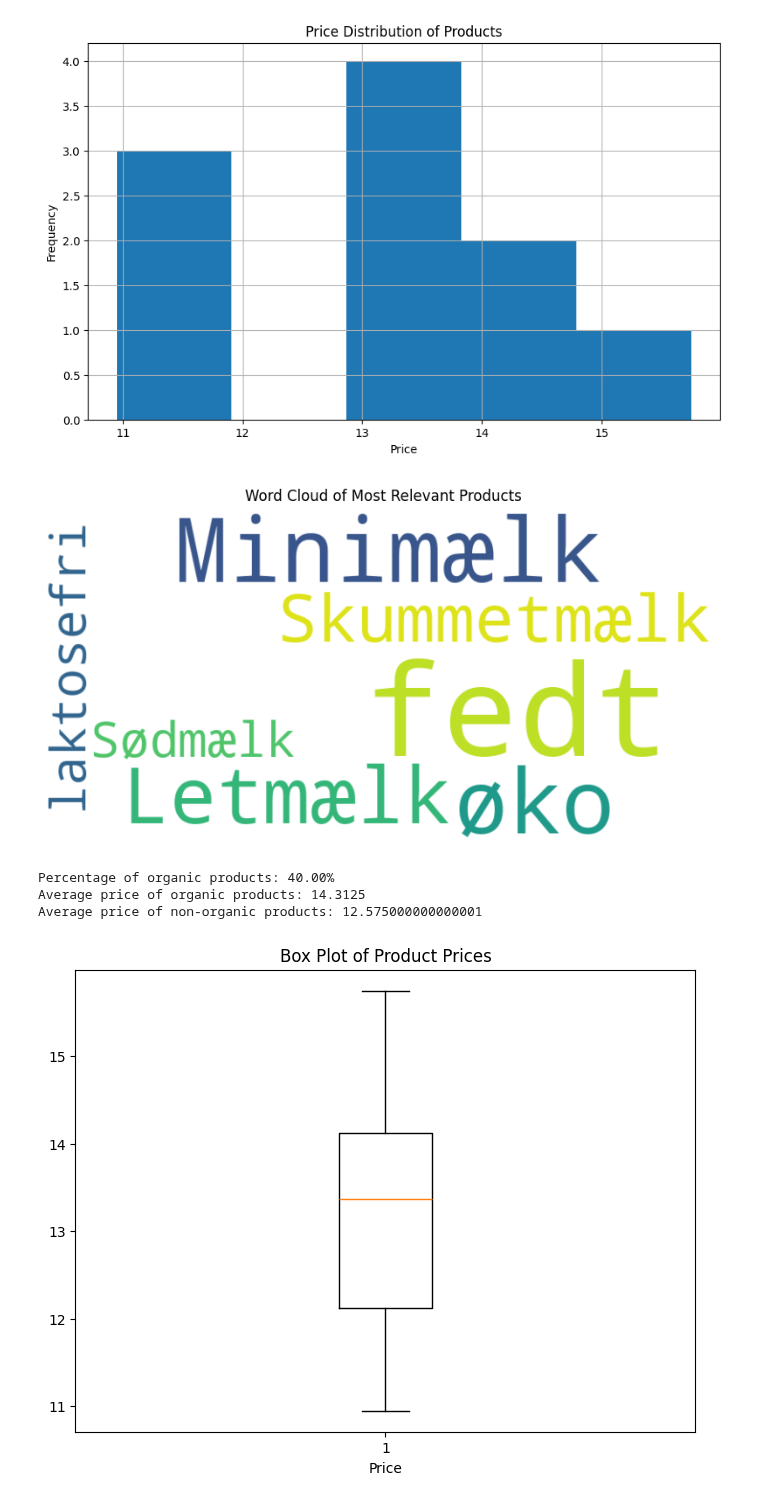
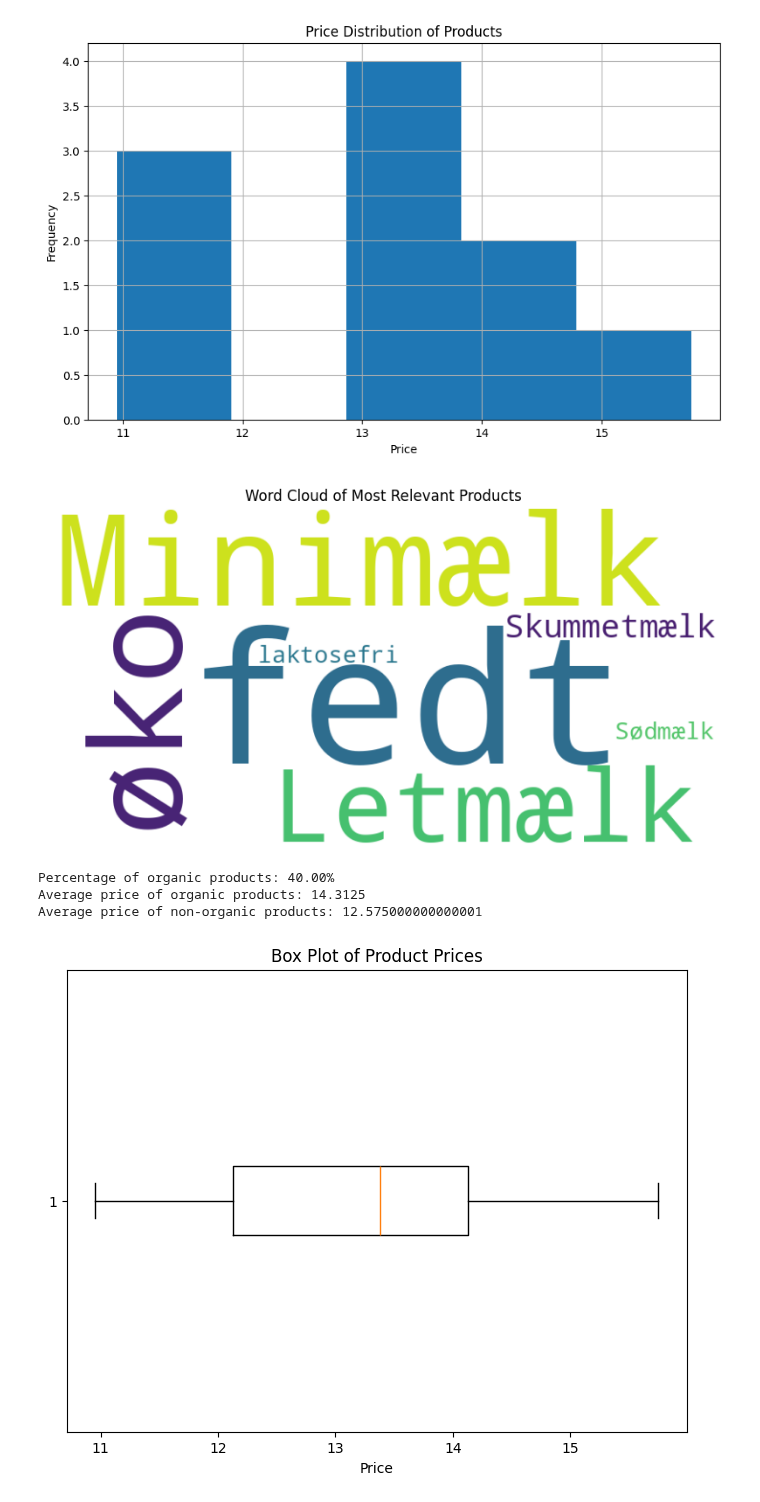
Before and after one commit to AfonsoCunha22/ComputationalToolsProject, a Jupyter notebook: similar_products.ipynb, the cells around one changed output. Drawn from its saved outputs; the diff is of its cells as text; code cells hidden in the pictures.

```diff
--- a/similar_products.ipynb
+++ b/similar_products.ipynb
@@ -22,7 +49,9 @@ from wordcloud import WordCloud
 # %%
 # key to have access to the api
 headers = {
-    'Authorization': 'Bearer a0b4ad91-e8d4-42ab-ae84-6cb3fd0f6024'
+    'Authorization': 'Bearer 975e1469-316b-4f47-9cd3-f36803983908'
+        #'Bearer a0b4ad91-e8d4-42ab-ae84-6cb3fd0f6024' this is not my bearer
+
 }
 # %%
 # Relevant Products as rp
@@ -197,7 +217,7 @@ plt.axis("off")
 plt.title("Word Cloud of Most Relevant Products")
 plt.show()
 # %% [output]
-[figure, old version]
+[figure, new version]
 # %%
 organic_df = relevant_df[relevant_df['title'].str.contains("øko", case=False)]
 
@@ -213,9 +233,9 @@ Average price of organic products: 14.3125
 Average price of non-organic products: 12.575000000000001
 # %%
 plt.figure(figsize=(8, 6))
-plt.boxplot(relevant_df['price'], vert=True)
+plt.boxplot(relevant_df['price'], vert=False)
 plt.title("Box Plot of Product Prices")
 plt.xlabel("Price")
 plt.show()
 # %% [output]
-[figure, old version]
+[figure, new version]
```
Also changed, not shown: parts of 23 cells of this notebook.
